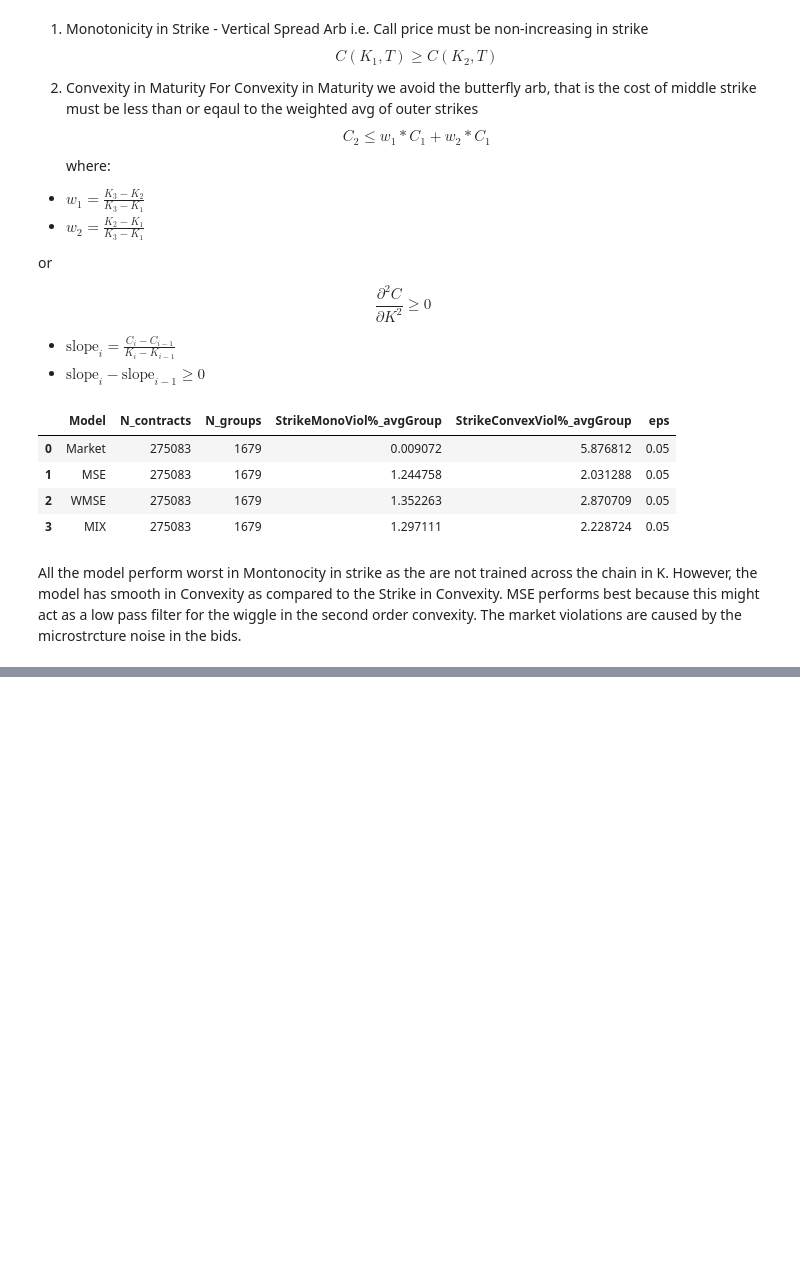
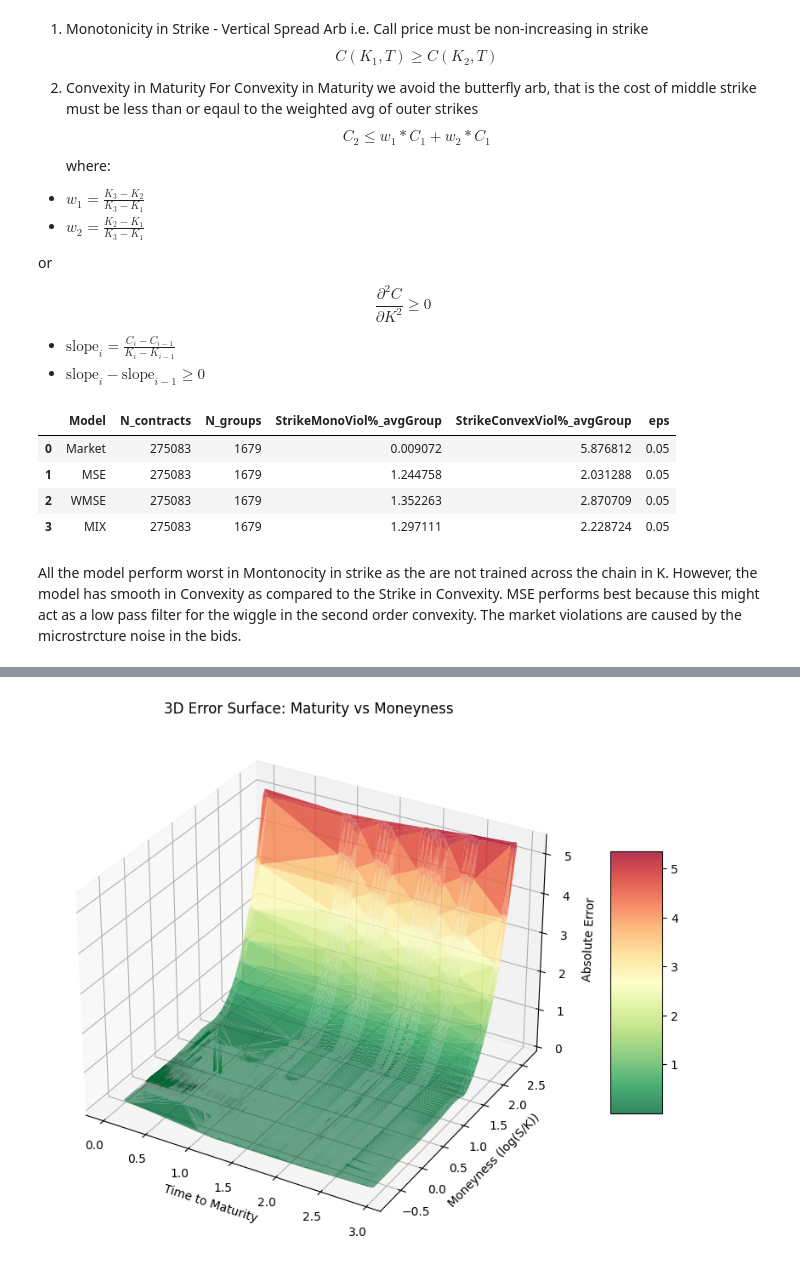
Before and after one commit to karandeeps18/Option-Pricing-using-Neural-Network, a Jupyter notebook: Notebooks/NN_option_pricing_using_SPY.ipynb, the cells around one changed output, grey strips where cells are left out. Drawn from its saved outputs; the diff is of its cells as text; code cells hidden in the pictures; blank space fills up the shorter version.

```diff
--- a/Notebooks/NN_option_pricing_using_SPY.ipynb
+++ b/Notebooks/NN_option_pricing_using_SPY.ipynb
@@ -1361,0 +1397,25 @@ All the model perform worst in Montonocity in strike as the are not trained acro
+# %%
+fig = plt.figure(figsize=(12, 8))
+ax = fig.add_subplot(111, projection='3d')
+
+# Coordinates
+x = df['t_ann']
+y = df['M']
+z = df['abs_err_mix']
+
+# Create a 3D surface plot
+# Note: Requires multiple values for both x and y to form a surface
+surf = ax.plot_trisurf(x, y, z, cmap='RdYlGn_r', edgecolor='none', alpha=0.8)
+
+# Labels
+ax.set_xlabel('Time to Maturity')
+ax.set_ylabel('Moneyness (log(S/K))')
+ax.set_zlabel('Absolute Error')
+ax.set_title('3D Error Surface: Maturity vs Moneyness - MSE')
+
+# Add a color bar which maps values to colors
+fig.colorbar(surf, ax=ax, shrink=0.5, aspect=5)
+
+plt.show()
+# %% [output]
+[figure, added]
```
Also changed, not shown: parts of 11 cells of this notebook, 1 other file.
